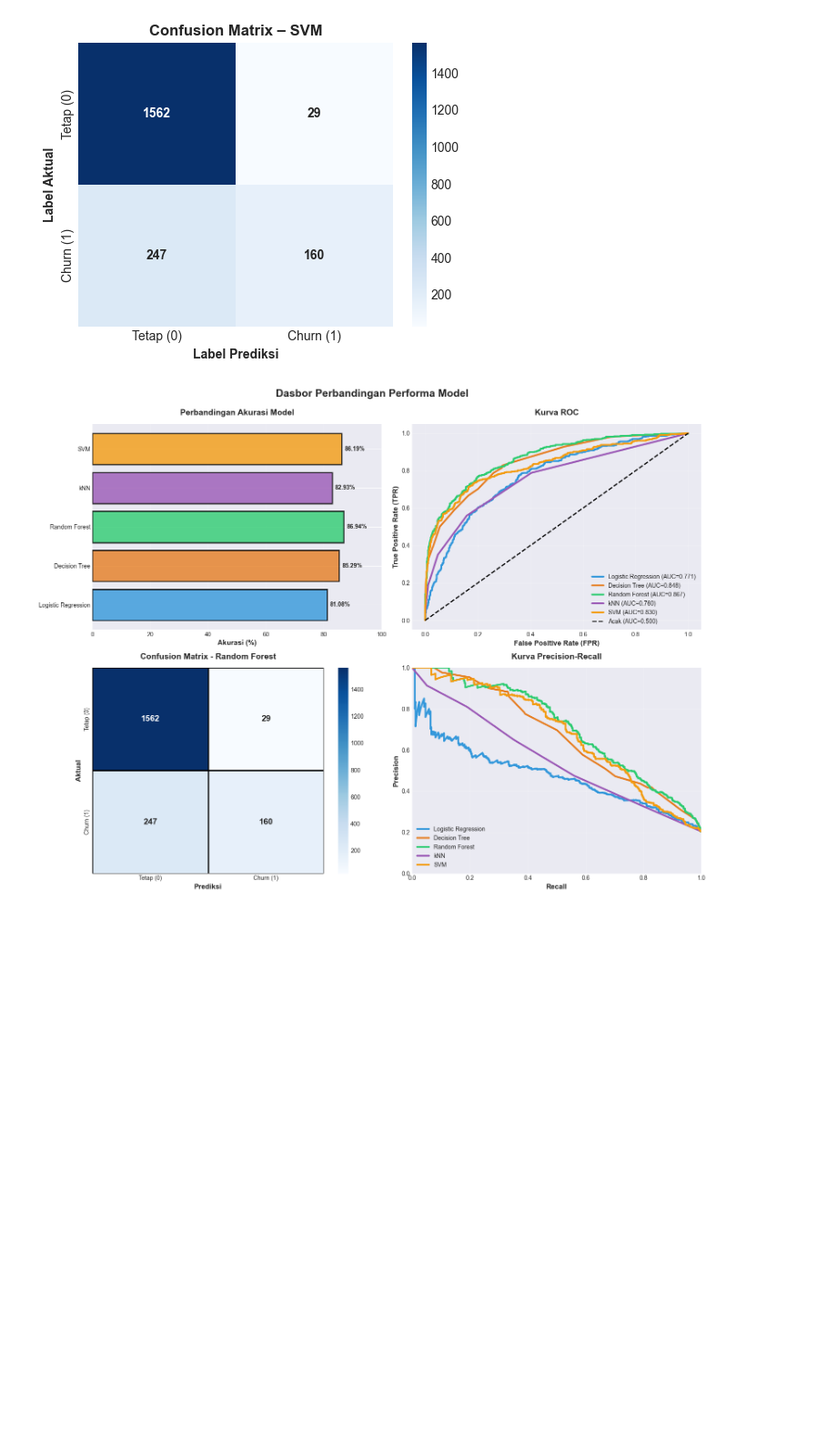
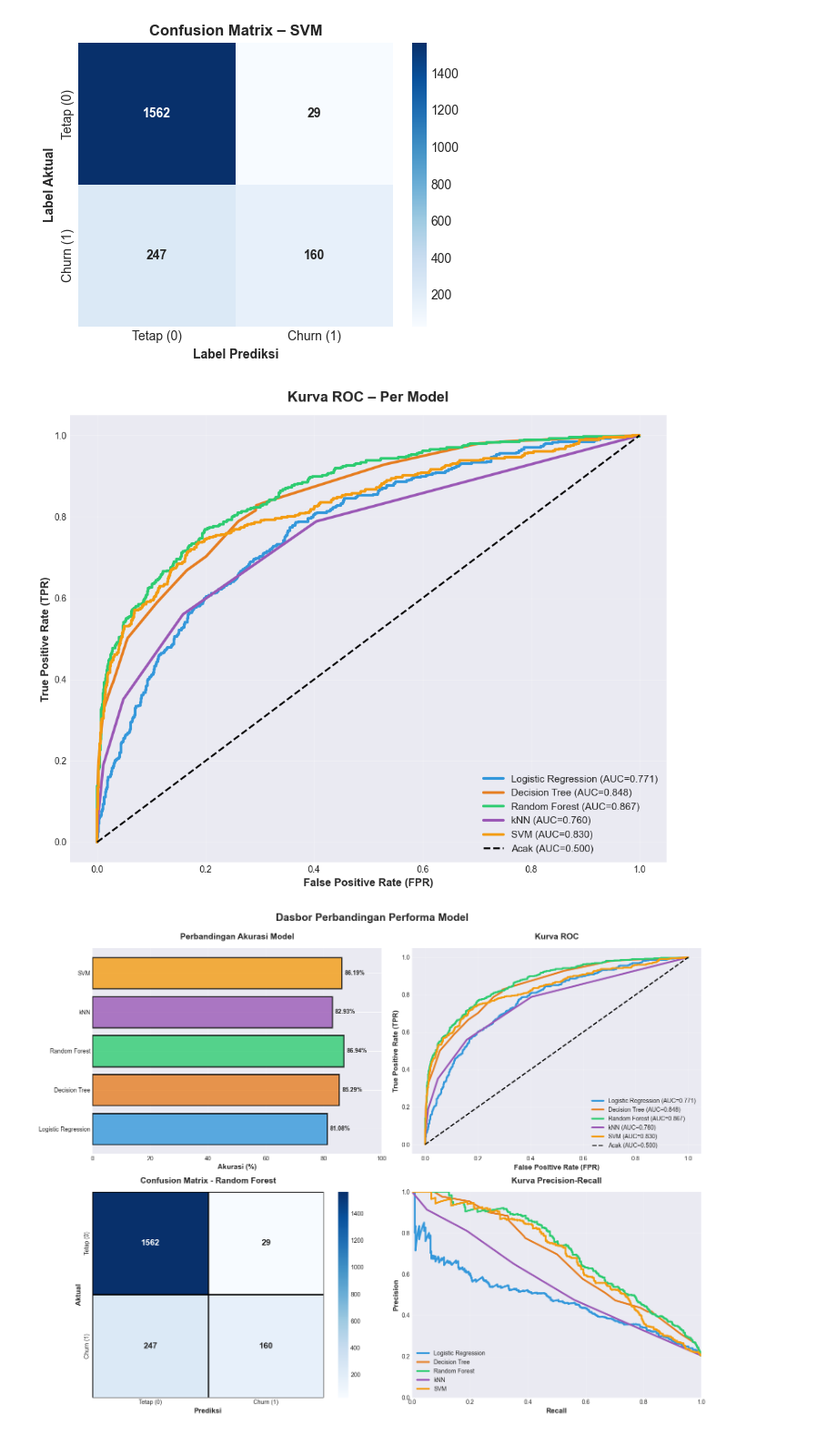
Before and after one commit to IzzahHuwaidah/RBL_Prediksi_Churn, a Jupyter notebook: dataset-customer-churn.ipynb, the cells around one changed output. Shown at 91% size. Saved outputs shown, nothing was run; the diff lists cells and outputs as text; code cells hidden in the pictures; blank space fills up the shorter version.

Commit message:
edit pisahin kurva

```diff
--- a/dataset-customer-churn.ipynb
+++ b/dataset-customer-churn.ipynb
@@ -1215,6 +1290,40 @@ Menampilkan Confusion Matrix untuk model: kNN
 [figure]
 Menampilkan Confusion Matrix untuk model: SVM
 [figure]
+# %%
+# ============================
+# GRAFIK ROC TERPISAH
+# ============================
+
+plt.style.use('seaborn-v0_8-darkgrid')
+
+plt.figure(figsize=(10, 8))
+
+for model_name, color in zip(model_names, colors_acc):
+    fpr, tpr, _ = roc_curve(y_test, probabilities[model_name])
+    auc_score = roc_auc_score(y_test, probabilities[model_name])
+
+    plt.plot(
+        fpr, tpr, lw=3, color=color,
+        label=f'{model_name} (AUC={auc_score:.3f})'
+    )
+
+# Garis acuan random classifier
+plt.plot([0, 1], [0, 1], 'k--', lw=2, label='Acak (AUC=0.500)')
+
+# Label & Title
+plt.xlabel('False Positive Rate (FPR)', fontsize=12, fontweight='bold')
+plt.ylabel('True Positive Rate (TPR)', fontsize=12, fontweight='bold')
+plt.title('Kurva ROC – Per Model', fontsize=16, fontweight='bold', pad=15)
+
+plt.legend(loc='lower right', fontsize=11)
+plt.grid(alpha=0.3)
+
+plt.tight_layout()
+plt.savefig('6b_roc_curve_only.png', dpi=300, bbox_inches='tight')
+plt.show()
+# %% [output]
+[figure, added]
 # %%
 # Style 6: Dasbor Perbandingan Performa Model
 plt.style.use('seaborn-v0_8-darkgrid')
```
Also changed, not shown: parts of 4 cells of this notebook, 8 other files.
